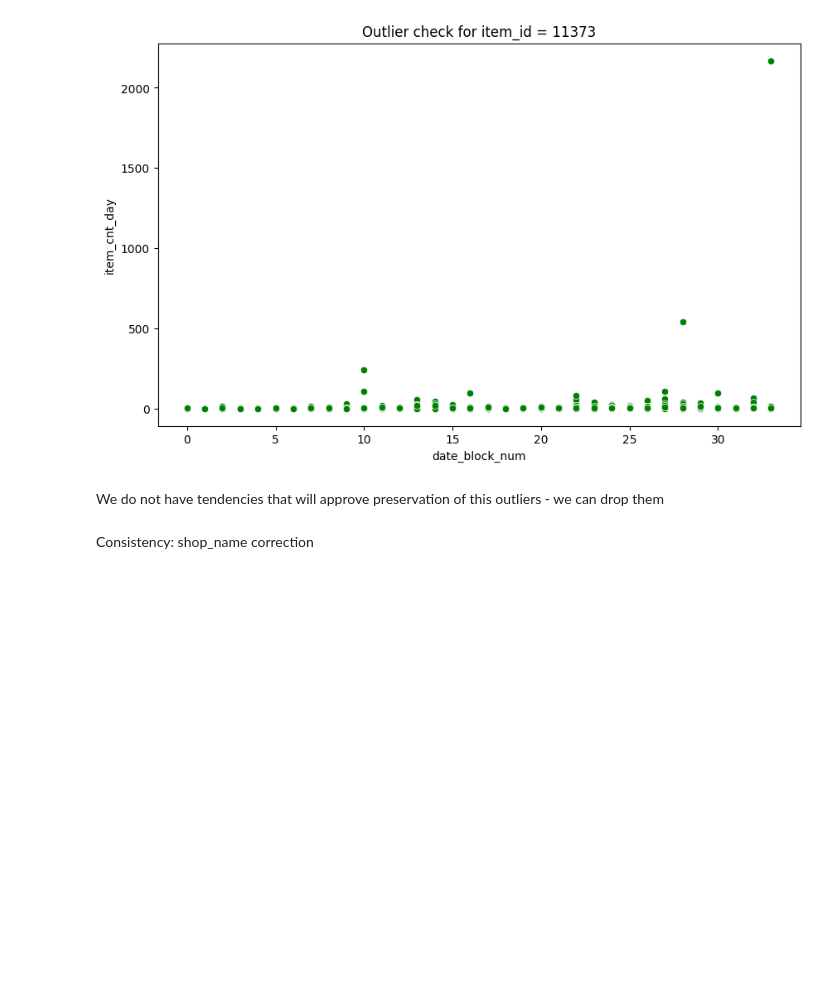
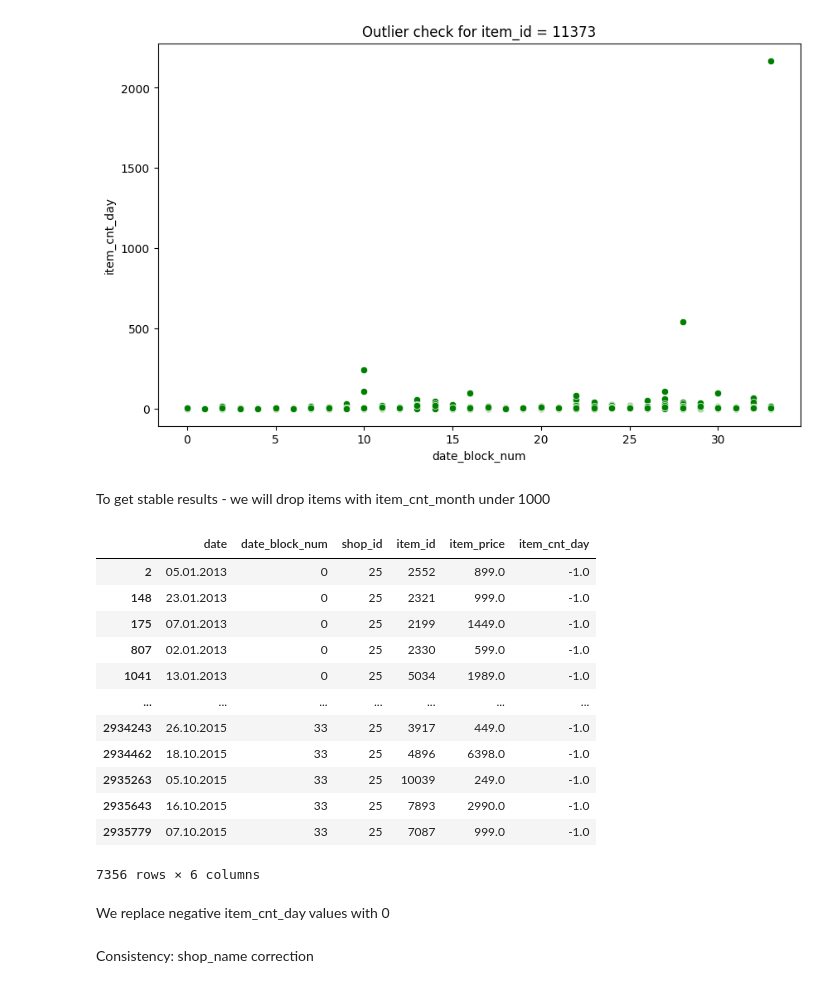
Before and after one commit to YPolina/Trainee, a Jupyter notebook: DQL.ipynb, the cells around one changed output. Cells and saved outputs as stored; diff of their text form; code cells hidden in the pictures; blank space fills up the shorter version.

```diff
--- a/DQL.ipynb
+++ b/DQL.ipynb
@@ -85,7 +73,25 @@ add_outlier_check(df_s[2], 'item_id', 20949, 'date_block_num', 'item_cnt_day')
 add_outlier_check(df_s[2], 'item_id', 11373, 'date_block_num', 'item_cnt_day')
 # %% [output]
 [figure]
-# %% [markdown]
-We do not have tendencies that will approve preservation of this outliers - we can drop them
+# %% [markdown]
+To get stable results - we will drop items with item_cnt_month under 1000
 # %%
 df_s[2] = df_s[2].loc[df_s[2].item_cnt_day < 1000]
+# %%
+df_s[2].loc[df_s[2].item_cnt_day < 0]
+# %% [output]
+|  | date | date_block_num | shop_id | item_id | item_price | item_cnt_day |
+| 2 | 05.01.2013 | 0 | 25 | 2552 | 899.0 | -1.0 |
+| 148 | 23.01.2013 | 0 | 25 | 2321 | 999.0 | -1.0 |
+| 175 | 07.01.2013 | 0 | 25 | 2199 | 1449.0 | -1.0 |
+| 807 | 02.01.2013 | 0 | 25 | 2330 | 599.0 | -1.0 |
+| 1041 | 13.01.2013 | 0 | 25 | 5034 | 1989.0 | -1.0 |
+| ... | ... | ... | ... | ... | ... | ... |
+| 2934243 | 26.10.2015 | 33 | 25 | 3917 | 449.0 | -1.0 |
+| 2934462 | 18.10.2015 | 33 | 25 | 4896 | 6398.0 | -1.0 |
+| 2935263 | 05.10.2015 | 33 | 25 | 10039 | 249.0 | -1.0 |
+| 2935643 | 16.10.2015 | 33 | 25 | 7893 | 2990.0 | -1.0 |
+| 2935779 | 07.10.2015 | 33 | 25 | 7087 | 999.0 | -1.0 |
+7356 rows × 6 columns
+# %% [markdown]
+We replace negative item_cnt_day values with 0
```
Also changed, not shown: parts of 24 cells of this notebook, 1 other file.
